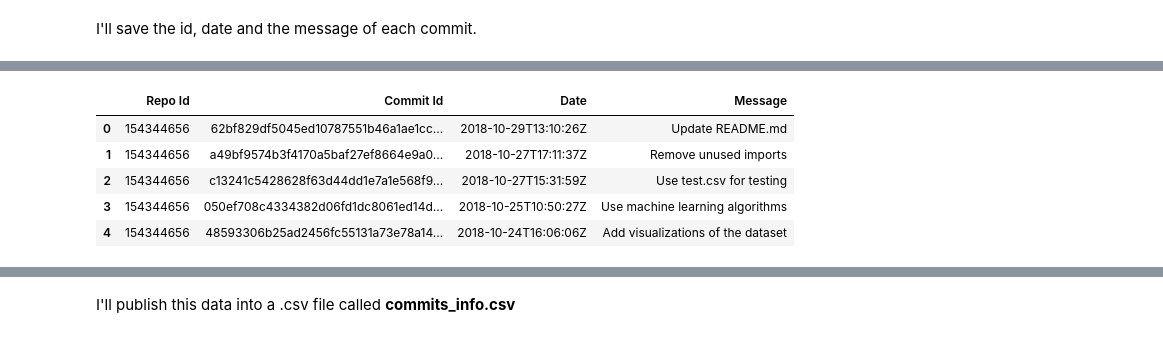
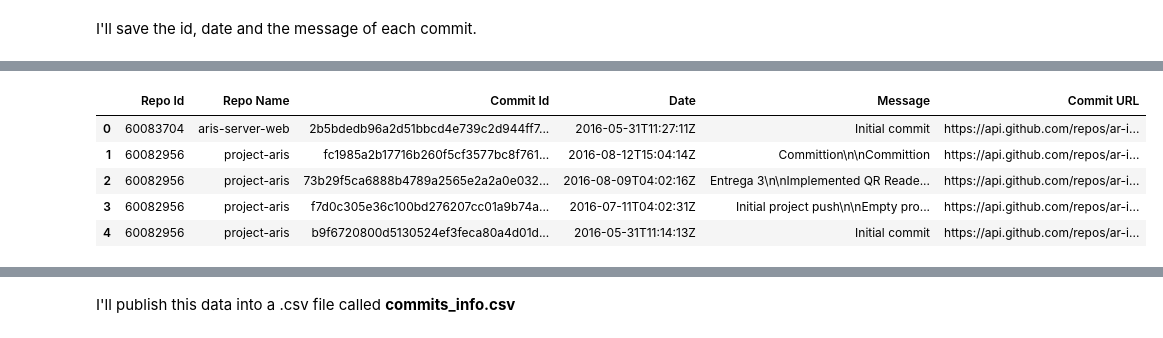
Before and after one commit to pablokvitca/GitHub-User-Insights-using-API, a Jupyter notebook: Data collection.ipynb, the cells around one changed output, grey strips where cells are left out. Cells and saved outputs as stored; diff of their text form; code cells hidden in the pictures.

Commit message:
Collecting commit stats

```diff
--- a/Data collection.ipynb
+++ b/Data collection.ipynb
@@ -384,6 +384,6 @@ repos_df.to_csv('repos_info.csv', index = False)
 
 I'll now also create a dataset with all the commits done till now.
 # %%
-response = requests.get(repos_df.loc[0, 'Commits URL'], auth = authentication)
+response = requests.get(repos_df.loc[10, 'Commits URL'], auth = authentication)
 response.json()
 # %% [output]
@@ -407,24 +407,35 @@ response.json()
 # %% [markdown]
 I'll save the id, date and the message of each commit.
 # %%
+allowed_commiters = ['pablokvitca@outlook.com', 'pablokvitca@gmail.com']
+## Note: I am only interested in commits made by me, but there are a few emails I have used
+
+commiters = set()
 commits_information = []
 for i in range(repos_df.shape[0]):
     url = repos_df.loc[i, 'Commits URL']
     page_no = 1
     while (True):
         response = requests.get(url, auth = authentication)
-        response = response.json()
-        print("URL: {}, commits: {}".format(url, len(response)))
-        for commit in response:
-            commit_data = []
-            commit_data.append(repos_df.loc[i, 'Id'])
-            commit_data.append(commit['sha'])
-            commit_data.append(commit['commit']['committer']['date'])
-            commit_data.append(commit['commit']['message'])
-            commits_information.append(commit_data)
-        if (len(response) == 30):
-            page_no = page_no + 1
-            url = repos_df.loc[i, 'Commits URL'] + '?page=' + str(page_no)
+        if response.status_code == 200:
+            response = response.json()
+            print("URL: {}, commits: {}".format(url, len(response)))
+            for commit in response:
+                commiters.add(commit['commit']['committer']['email'])
+                if commit['commit']['committer']['email'] in allowed_commiters:
+                    commit_data = []
+                    commit_data.append(repos_df.loc[i, 'Id'])
+                    commit_data.append(repos_df.loc[i, 'Name'])
+                    commit_data.append(commit['sha'])
+                    commit_data.append(commit['commit']['committer']['date'])
+                    commit_data.append(commit['commit']['message'])
+                    commit_data.append(commit['url'])
+                    commits_information.append(commit_data)
+            if (len(response) == 30):
+                page_no = page_no + 1
+                url = repos_df.loc[i, 'Commits URL'] + '?page=' + str(page_no)
+            else:
+                break
         else:
             break
 # %% [output]
@@ -448,10 +459,10 @@ URL: https://api.github.com/repos/kb22/Word-Cloud/commits, commits: 2
 # %%
-commits_df = pd.DataFrame(commits_information, columns = ['Repo Id', 'Commit Id', 'Date', 'Message'])
+commits_df = pd.DataFrame(commits_information, columns = ['Repo Id', 'Repo Name', 'Commit Id', 'Date', 'Message', 'Commit URL'])
 commits_df.head(5)
 # %% [output]
-|  | Repo Id | Commit Id | Date | Message |
-| 0 | 154344656 | 62bf829df5045ed10787551b46a1ae1cc... | 2018-10-29T13:10:26Z | Update README.md |
-| 1 | 154344656 | a49bf9574b3f4170a5baf27ef8664e9a0... | 2018-10-27T17:11:37Z | Remove unused imports |
-| 2 | 154344656 | c13241c5428628f63d44dd1e7a1e568f9... | 2018-10-27T15:31:59Z | Use test.csv for testing |
-| 3 | 154344656 | 050ef708c4334382d06fd1dc8061ed14d... | 2018-10-25T10:50:27Z | Use machine learning algorithms |
-| 4 | 154344656 | 48593306b25ad2456fc55131a73e78a14... | 2018-10-24T16:06:06Z | Add visualizations of the dataset |
+|  | Repo Id | Repo Name | Commit Id | Date | Message | Commit URL |
+| 0 | 60083704 | aris-server-web | 2b5bdedb96a2d51bbcd4e739c2d944ff7... | 2016-05-31T11:27:11Z | Initial commit | https://api.github.com/repos/ar-i... |
+| 1 | 60082956 | project-aris | fc1985a2b17716b260f5cf3577bc8f761... | 2016-08-12T15:04:14Z | Committion\n\nCommittion | https://api.github.com/repos/ar-i... |
+| 2 | 60082956 | project-aris | 73b29f5ca6888b4789a2565e2a2a0e032... | 2016-08-09T04:02:16Z | Entrega 3\n\nImplemented QR Reade... | https://api.github.com/repos/ar-i... |
+| 3 | 60082956 | project-aris | f7d0c305e36c100bd276207cc01a9b74a... | 2016-07-11T04:02:31Z | Initial project push\n\nEmpty pro... | https://api.github.com/repos/ar-i... |
+| 4 | 60082956 | project-aris | b9f6720800d5130524ef3feca80a4d01d... | 2016-05-31T11:14:13Z | Initial commit | https://api.github.com/repos/ar-i... |
```
Also changed, not shown: parts of 5 cells of this notebook.
